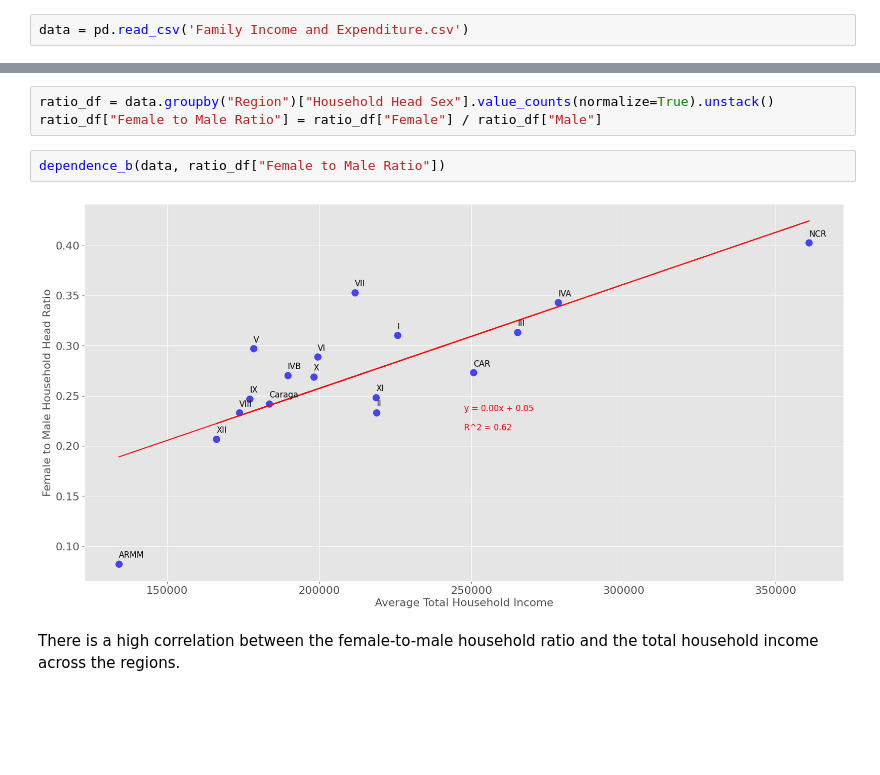
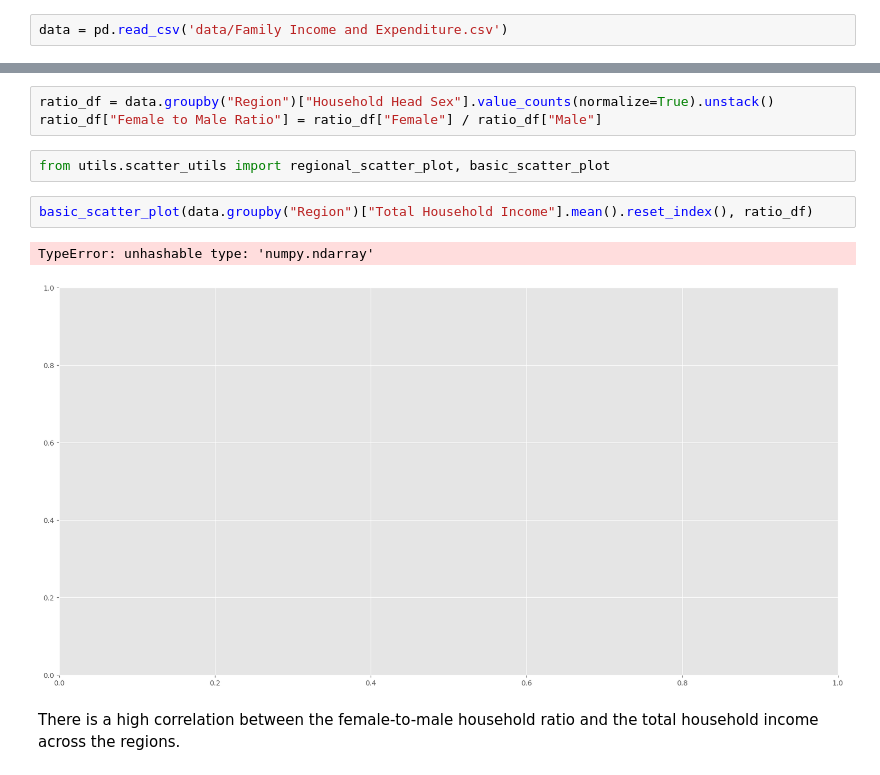
Before and after one commit to kiaraesguerra/filipino-income-expenditures, a Jupyter notebook: 01 EDA - Regional Average.ipynb, the cells around one changed output, grey strips where cells are left out. Cells and saved outputs as stored; diff of their text form; blank space fills up the shorter version.

```diff
--- a/01 EDA - Regional Average.ipynb
+++ b/01 EDA - Regional Average.ipynb
@@ -13,7 +13,7 @@ import re
 # %% [markdown]
 # 2. Loading and Categorizing the Dataset
 # %%
-data = pd.read_csv('Family Income and Expenditure.csv')
+data = pd.read_csv('data/Family Income and Expenditure.csv')
 # %% [markdown]
 Removing the outliers in the dataset based on the z-scores of the total household income.
 # %%
@@ -249,10 +249,13 @@ Based on the data, 78.2% of the household heads are males, while 21.8% are femal
 # %%
 ratio_df = data.groupby("Region")["Household Head Sex"].value_counts(normalize=True).unstack()
 ratio_df["Female to Male Ratio"] = ratio_df["Female"] / ratio_df["Male"]
-# %%
-dependence_b(data, ratio_df["Female to Male Ratio"])
-# %% [output]
-[figure, removed]
+# %%
+from utils.scatter_utils import regional_scatter_plot, basic_scatter_plot
+# %%
+basic_scatter_plot(data.groupby("Region")["Total Household Income"].mean().reset_index(), ratio_df)
+# %% [output]
+TypeError: unhashable type: 'numpy.ndarray'
+[figure, added]
 # %% [markdown]
 There is a high correlation between the female-to-male household ratio and the total household income across the regions.
 # %% [markdown]
```
Also changed, not shown: parts of 18 cells of this notebook, 14 other files.
